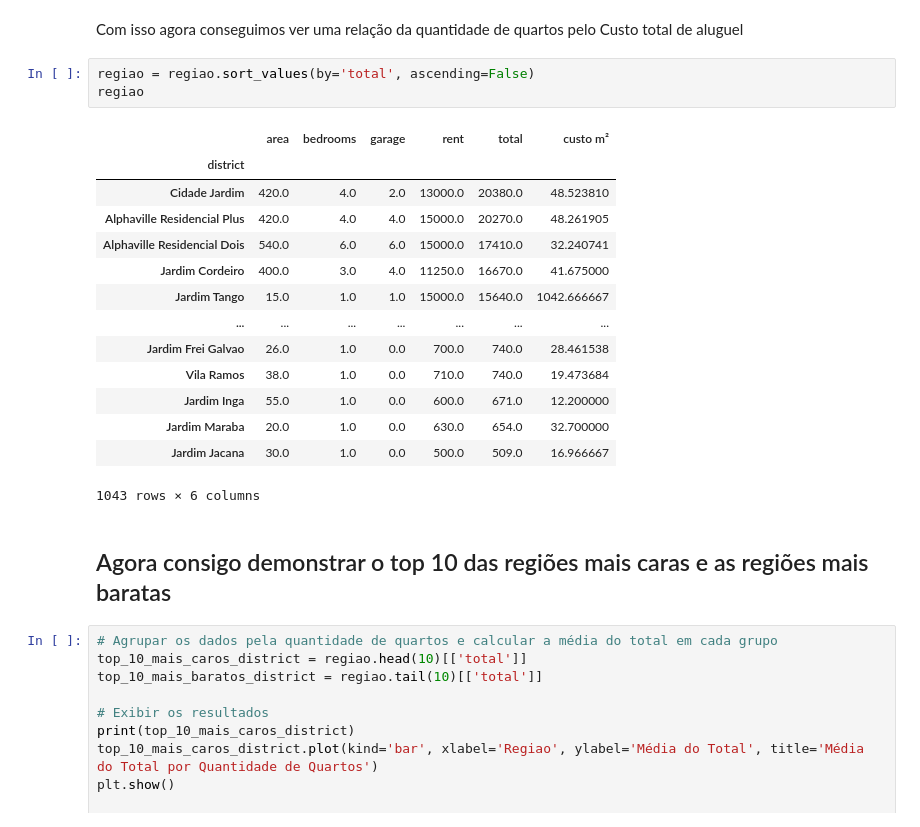
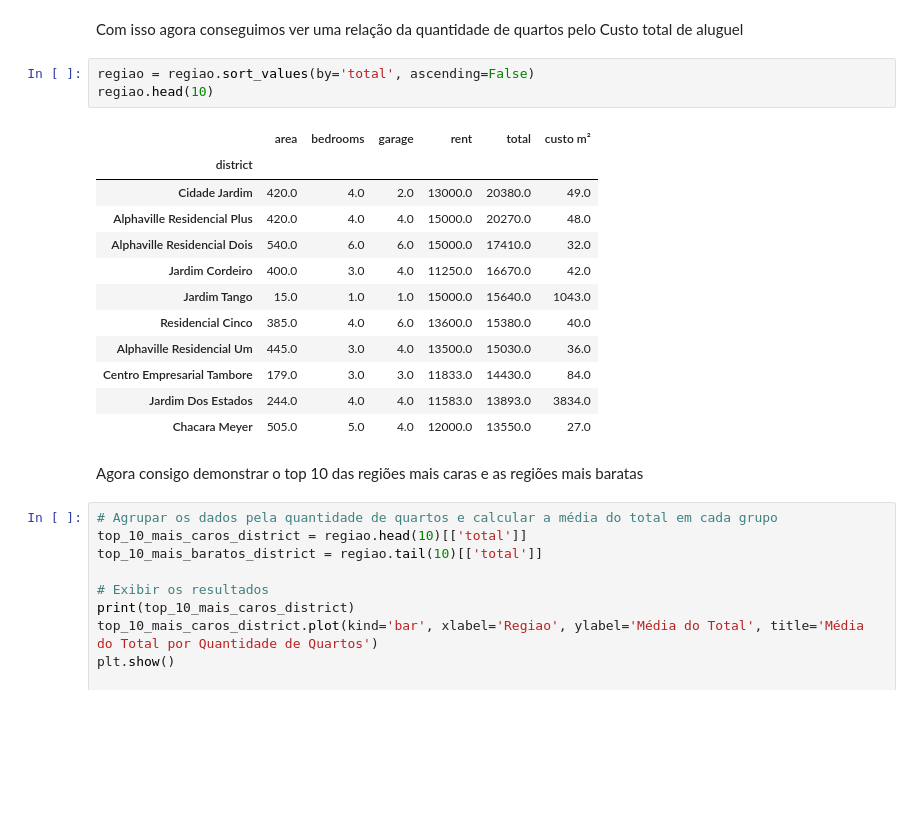
Before and after one commit to Lopes258/2--Projeto-Pratico---Dados, a Jupyter notebook: Analise_Dados.ipynb, the cells around one changed output. Saved outputs shown, nothing was run; the diff lists cells and outputs as text; blank space fills up the shorter version.

```diff
--- a/Analise_Dados.ipynb
+++ b/Analise_Dados.ipynb
@@ -539,24 +543,22 @@ Name: total, dtype: float64
 Com isso agora conseguimos ver uma relação da quantidade de quartos pelo Custo total de aluguel
 # %%
 regiao = regiao.sort_values(by='total', ascending=False)
-regiao
+regiao.head(10)
 # %% [output]
 |  | area | bedrooms | garage | rent | total | custo m² |
 | district |  |  |  |  |  |  |
-| Cidade Jardim | 420.0 | 4.0 | 2.0 | 13000.0 | 20380.0 | 48.523810 |
-| Alphaville Residencial Plus | 420.0 | 4.0 | 4.0 | 15000.0 | 20270.0 | 48.261905 |
-| Alphaville Residencial Dois | 540.0 | 6.0 | 6.0 | 15000.0 | 17410.0 | 32.240741 |
-| Jardim Cordeiro | 400.0 | 3.0 | 4.0 | 11250.0 | 16670.0 | 41.675000 |
-| Jardim Tango | 15.0 | 1.0 | 1.0 | 15000.0 | 15640.0 | 1042.666667 |
-| ... | ... | ... | ... | ... | ... | ... |
-| Jardim Frei Galvao | 26.0 | 1.0 | 0.0 | 700.0 | 740.0 | 28.461538 |
-| Vila Ramos | 38.0 | 1.0 | 0.0 | 710.0 | 740.0 | 19.473684 |
-| Jardim Inga | 55.0 | 1.0 | 0.0 | 600.0 | 671.0 | 12.200000 |
-| Jardim Maraba | 20.0 | 1.0 | 0.0 | 630.0 | 654.0 | 32.700000 |
-| Jardim Jacana | 30.0 | 1.0 | 0.0 | 500.0 | 509.0 | 16.966667 |
+| Cidade Jardim | 420.0 | 4.0 | 2.0 | 13000.0 | 20380.0 | 49.0 |
+| Alphaville Residencial Plus | 420.0 | 4.0 | 4.0 | 15000.0 | 20270.0 | 48.0 |
+| Alphaville Residencial Dois | 540.0 | 6.0 | 6.0 | 15000.0 | 17410.0 | 32.0 |
+| Jardim Cordeiro | 400.0 | 3.0 | 4.0 | 11250.0 | 16670.0 | 42.0 |
+| Jardim Tango | 15.0 | 1.0 | 1.0 | 15000.0 | 15640.0 | 1043.0 |
+| Residencial Cinco | 385.0 | 4.0 | 6.0 | 13600.0 | 15380.0 | 40.0 |
+| Alphaville Residencial Um | 445.0 | 3.0 | 4.0 | 13500.0 | 15030.0 | 36.0 |
+| Centro Empresarial Tambore | 179.0 | 3.0 | 3.0 | 11833.0 | 14430.0 | 84.0 |
+| Jardim Dos Estados | 244.0 | 4.0 | 4.0 | 11583.0 | 13893.0 | 3834.0 |
+| Chacara Meyer | 505.0 | 5.0 | 4.0 | 12000.0 | 13550.0 | 27.0 |
-1043 rows × 6 columns
 # %% [markdown]
-## Agora consigo demonstrar o top 10 das regiões mais caras e as regiões mais baratas
+Agora consigo demonstrar o top 10 das regiões mais caras e as regiões mais baratas
 # %%
 # Agrupar os dados pela quantidade de quartos e calcular a média do total em cada grupo
 top_10_mais_caros_district = regiao.head(10)[['total']]
```
Also changed, not shown: parts of 18 cells of this notebook.
